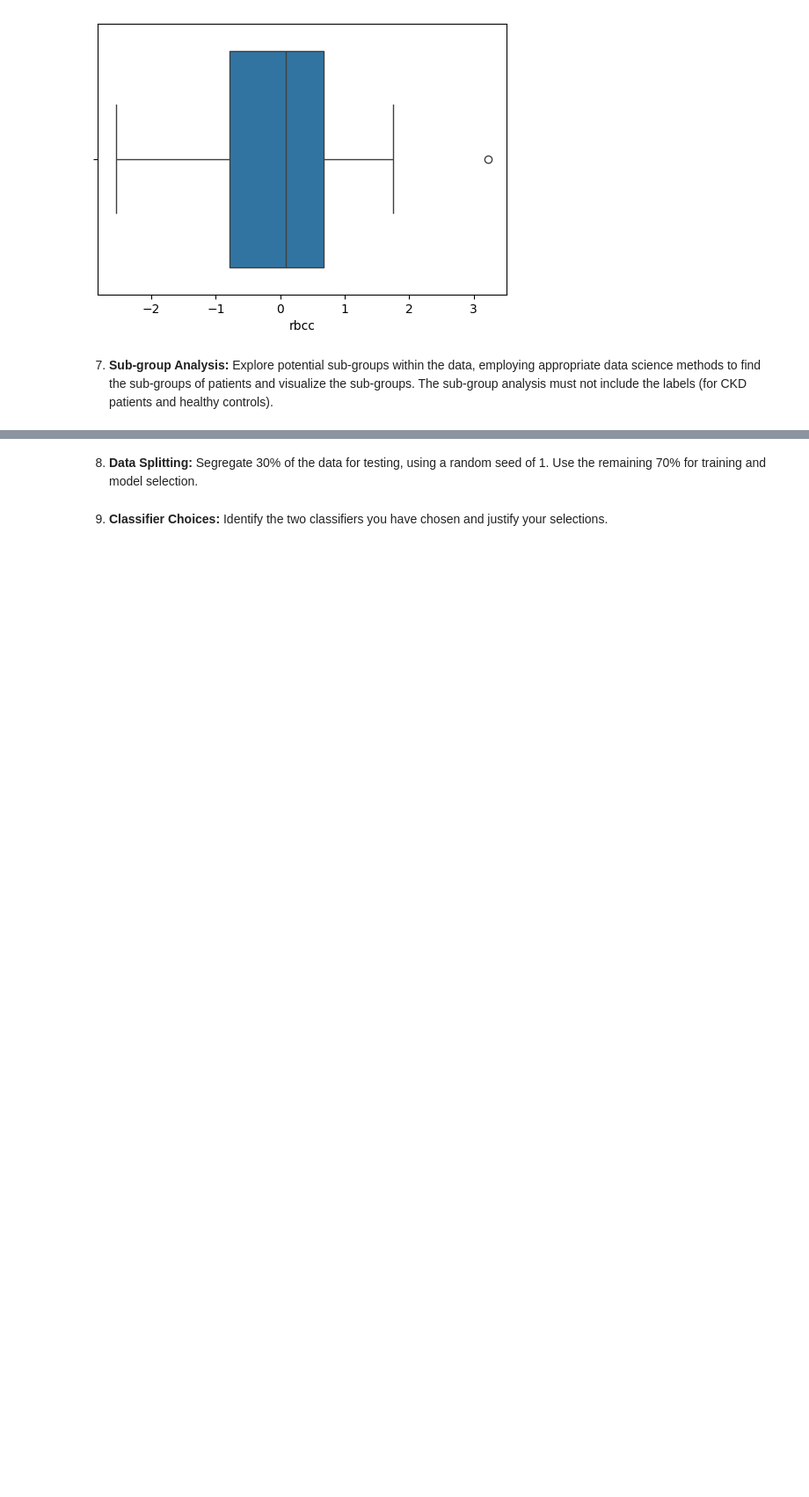
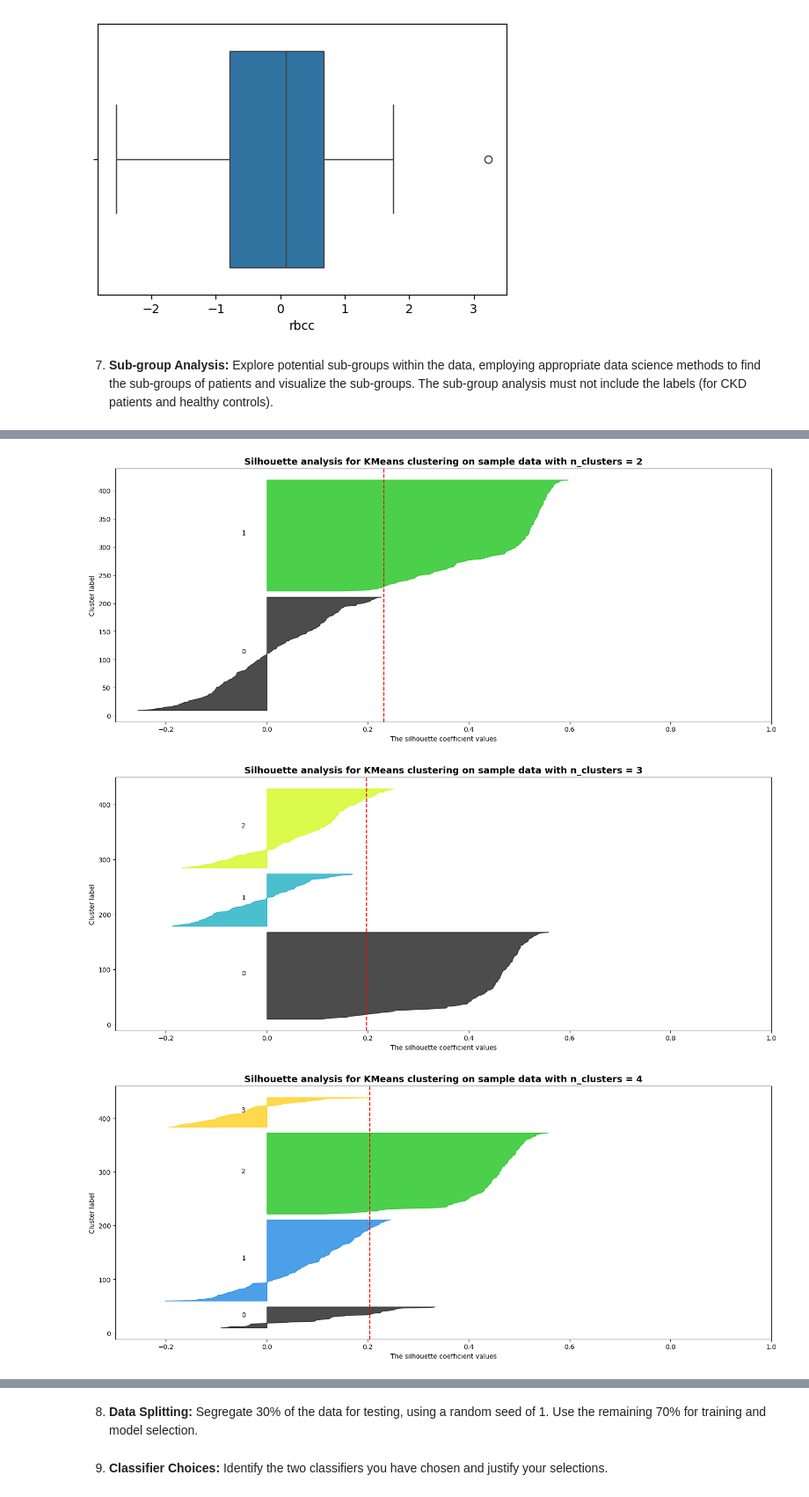
Before and after one commit to dail9/3da-assignment6, a Jupyter notebook: assignment6.ipynb, the cells around one changed output, grey strips where cells are left out. Shown at 88% size. Cells and saved outputs as stored; diff of their text form; code cells hidden in the pictures; blank space fills up the shorter version.

```diff
--- a/assignment6.ipynb
+++ b/assignment6.ipynb
@@ -653,3 +651,9 @@ X1_drop
 | 398 | -2.010957 | -1.205114 | 1.025 | 0.0 | 0.0 | 1 | 1 | 0 | 0 | -0.429915 | ... | ... |
 | 399 | 0.380028 | 0.258373 | 1.025 | 0.0 | 0.0 | 1 | 1 | 0 | 0 | -0.215188 | ... | ... |
 203 rows × 24 columns
+# %%
+numerical_cols = X1.select_dtypes(include=['number']).columns
+column_means = X1[numerical_cols].mean()
+
+X1_filled = X1.copy()
+X1_filled[numerical_cols] = X1_filled[numerical_cols].fillna(column_means)
@@ -655,0 +664,4 @@ X1_drop
+# %%
+obj_col = X1_filled.select_dtypes(include=['category']).columns.tolist()
+cat_imputer = SimpleImputer(strategy='most_frequent',missing_values=np.nan)
+X1_filled.loc[:, obj_col] = cat_imputer.fit_transform(X1_filled.loc[:, obj_col])
@@ -684,0 +784,53 @@ for col in float_col:
+# %%
+range_n_clusters = [2, 3, 4, 5, 6]
+for n_clusters in range_n_clusters:
+    km = KMeans(n_clusters=n_clusters, n_init=20, random_state=0)
+    labels = km.fit_predict(X1_filled)
+
+    silhouette_avg = silhouette_score(X1_filled, labels)
+    sample_silhouette_values = silhouette_samples(X1_filled, labels)
+    fig, ax1 = plt.subplots(1, 1)
+    fig.set_size_inches(18, 7)
+    ax1.set_xlim([-0.3, 1])
+
+    y_lower = 10
+
+    for i in range(n_clusters):
+        ith_cluster_silhouette_values = sample_silhouette_values[labels == i]
+        ith_cluster_silhouette_values.sort()
+
+        size_cluster_i = ith_cluster_silhouette_values.shape[0]
+        y_upper = y_lower + size_cluster_i
+
+        # Use the colormap for coloring
+        color = cm.nipy_spectral(float(i) / n_clusters)
+        ax1.fill_betweenx(
+            y=np.arange(y_lower, y_upper),
+            x1=0,
+            x2=ith_cluster_silhouette_values,
+            facecolor=color,
+            edgecolor=color,
+            alpha=0.7,
+        )
+
+        ax1.text(-0.05, y_lower + 0.5 * size_cluster_i, str(i))
+
+        y_lower = y_upper + 10
+
+    ax1.set_title("The silhouette plot for various clusters")
+    ax1.set_xlabel("The silhouette coefficient values")
+    ax1.set_ylabel("Cluster label")
+
+    ax1.axvline(x=silhouette_avg, color="red", linestyle="--")
+    plt.title(
+        "Silhouette analysis for KMeans clustering on sample data with n_clusters = %d"
+        % n_clusters,
+        fontsize=14,
+        fontweight="bold",
+    )
+
+plt.show()
+# %% [output]
+[figure, added]
+[figure, added]
+[figure, added]
```
Also changed, not shown: parts of 53 cells of this notebook.
